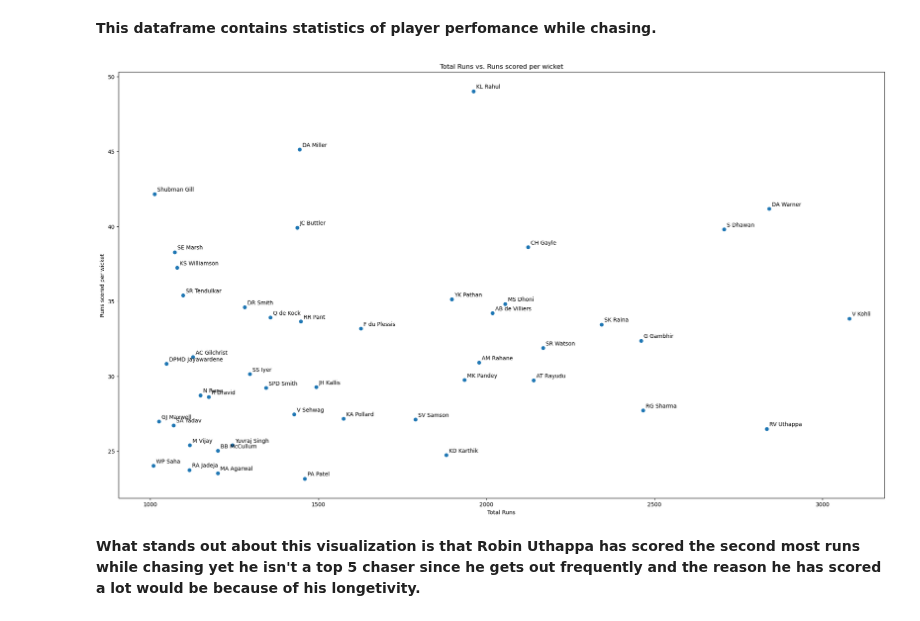
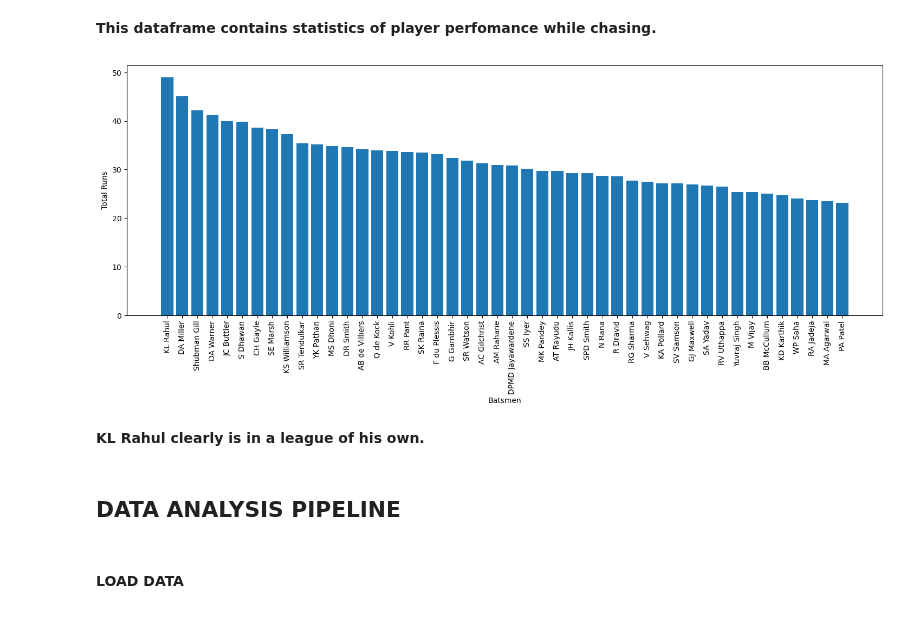
Before and after one commit to ubco-W2022T2-data301/project-group-group60, a Jupyter notebook: analysis/analysis1.ipynb, the cells around one changed output. Cells and saved outputs as stored; diff of their text form; code cells hidden in the pictures.

```diff
--- a/analysis/analysis1.ipynb
+++ b/analysis/analysis1.ipynb
@@ -140,17 +138,20 @@ batsman_stats1.head(10)
 | SR Tendulkar | 36 | 1097 | 982 | 31 | 111.710794 | 35.387097 |
 # %% [markdown]
 **This dataframe contains statistics of player perfomance while chasing.**
-# %%
-fig, ax = plt.subplots(figsize=(25, 14))
-ax.scatter(batsman_stats1['Total Runs'], batsman_stats1['Runs scored per wicket'])
-
-for i, txt in enumerate(batsman_stats1.index):
-   ax.annotate(txt, (batsman_stats1['Total Runs'].iloc[i], batsman_stats1['Runs scored per wicket'].iloc[i]), xytext=(5, 5), textcoords='offset points')
-ax.set_xlabel('Total Runs')
-ax.set_ylabel('Runs scored per wicket')
-ax.set_title('Total Runs vs. Runs scored per wicket')
-plt.show()
-# %% [output]
-[figure, removed]
-# %% [markdown]
-**What stands out about this visualization is that Robin Uthappa has scored the second most runs while chasing yet he isn't a top 5 chaser since he gets out frequently and the reason he has scored a lot would be because of his longetivity.**
+# %%
+column_data = batsman_stats1['Runs scored per wicket']
+plt.bar(column_data.index,column_data.values)
+fig = plt.gcf()
+fig.set_size_inches(18, 6)
+plt.xticks(rotation=90)
+plt.xlabel('Batsmen')
+plt.ylabel('Total Runs')
+plt.show()
+# %% [output]
+[figure, added]
+# %% [markdown]
+**KL Rahul clearly is in a league of his own.**
+# %% [markdown]
+## DATA ANALYSIS PIPELINE
+# %% [markdown]
+#### LOAD DATA
```
Also changed, not shown: parts of 21 cells of this notebook.
